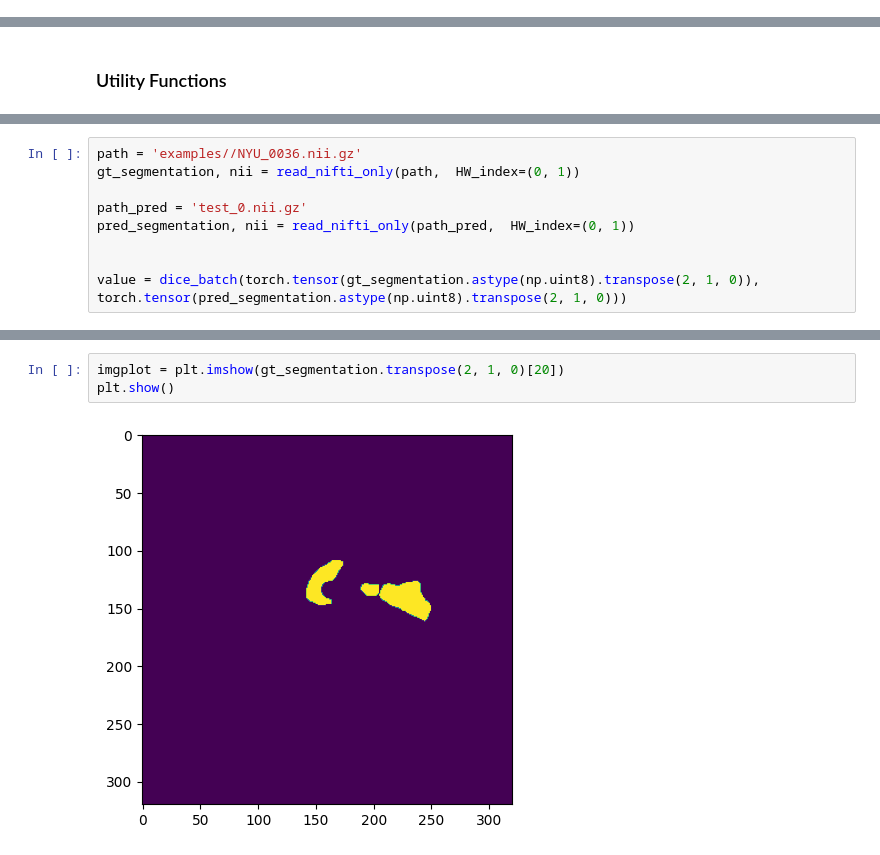
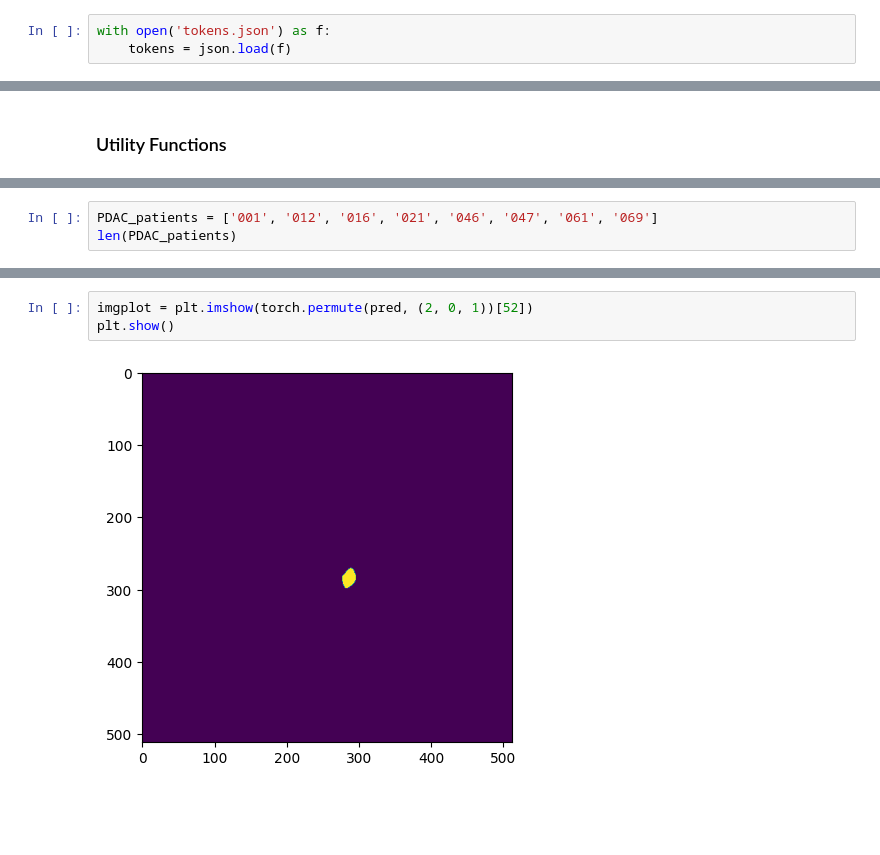
Before and after one commit to TKendel/BiomedParse, a Jupyter notebook: inference_MRI.ipynb, the cells around one changed output, grey strips where cells are left out. Drawn from its saved outputs; the diff is of its cells as text; blank space fills up the shorter version.

```diff
--- a/inference_MRI.ipynb
+++ b/inference_MRI.ipynb
@@ -22 +23,4 @@ Deformable Transformer Encoder is not available.
+# %%
+with open('tokens.json') as f:
+    tokens = json.load(f)
 # %%
@@ -125,9 +107,0 @@ text_prompts = ['pancreas']
-# %%
-path = 'examples//NYU_0036.nii.gz'
-gt_segmentation, nii = read_nifti_only(path,  HW_index=(0, 1))
-
-path_pred = 'test_0.nii.gz'
-pred_segmentation, nii = read_nifti_only(path_pred,  HW_index=(0, 1))
-
-
-value = dice_batch(torch.tensor(gt_segmentation.astype(np.uint8).transpose(2, 1, 0)), torch.tensor(pred_segmentation.astype(np.uint8).transpose(2, 1, 0)))
@@ -137,0 +108,3 @@ print(f"3D_dice: {value.mean():05.3f}")
+# %%
+PDAC_patients = ['001', '012', '016', '021', '046', '047', '061', '069']
+len(PDAC_patients)
@@ -138,6 +229,6 @@ print(f"3D_dice: {value.mean():05.3f}")
 # %%
-imgplot = plt.imshow(gt_segmentation.transpose(2, 1, 0)[20])
+imgplot = plt.imshow(torch.permute(pred, (2, 0, 1))[52])
 plt.show()
 # %% [output]
-[figure, old version]
+[figure, new version]
 # %%
```
Also changed, not shown: parts of 13 cells of this notebook, 8 other files.
